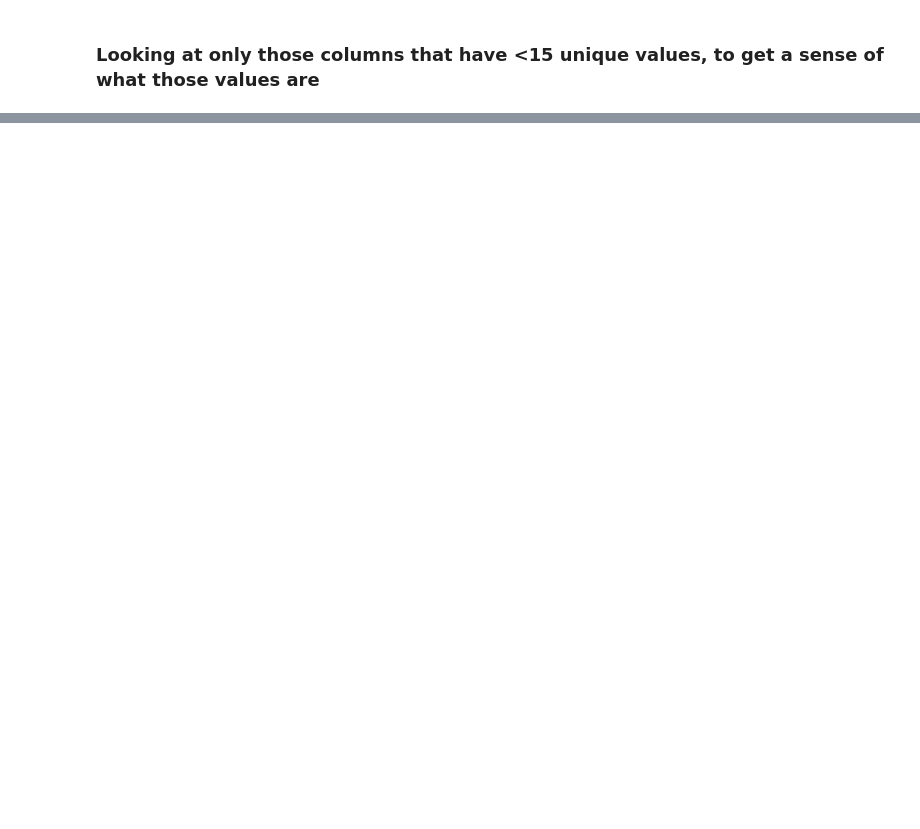
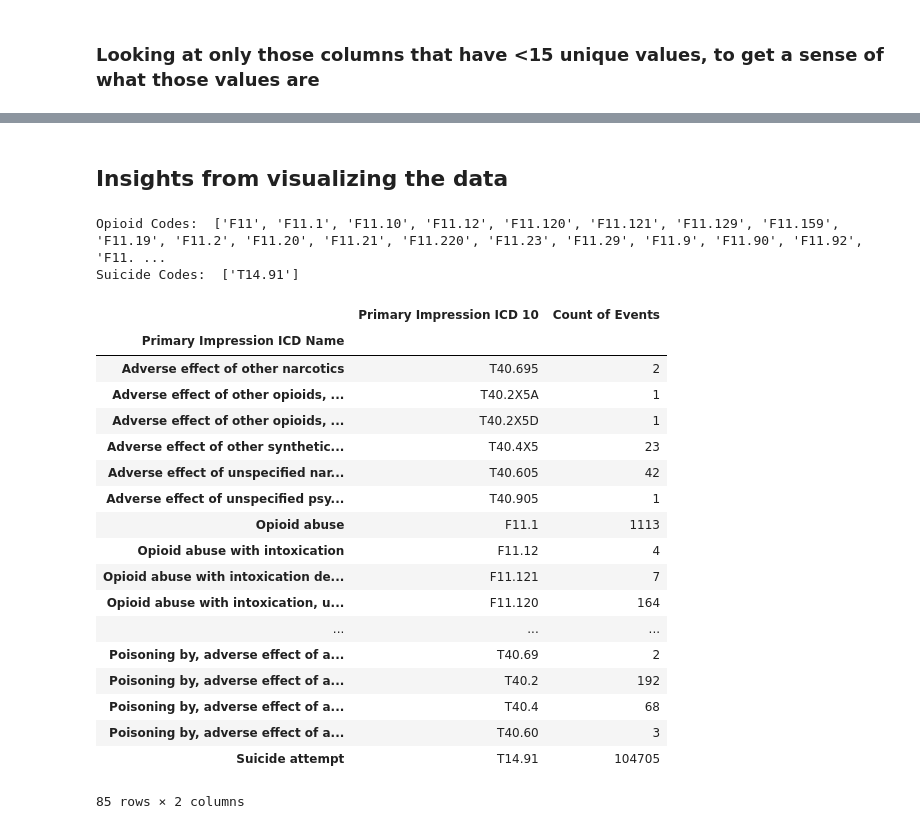
Before and after one commit to vaa2114/capstone-project-2019, a Jupyter notebook: Nemsis_V3_Exploration.ipynb, the cells around one changed output, grey strips where cells are left out. Saved outputs shown, nothing was run; the diff lists cells and outputs as text; code cells hidden in the pictures; blank space fills up the shorter version.

```diff
--- a/Nemsis_V3_Exploration.ipynb
+++ b/Nemsis_V3_Exploration.ipynb
@@ -101,3 +101,45 @@ uniq
 | Uninsured | 16%-20% | Not Recorded | 6%-10% | >=26% | 21%-25% | <=5% | 11%-15% | NaN | NaN | NaN | NaN | ... |
 | Disabled | 11%-20% | Not Recorded | <=10% | >=21% | NaN | NaN | NaN | NaN | NaN | NaN | NaN | ... |
 | Education | 76%-80% | Not Recorded | 71%-75% | 86%-90% | <=70% | 81%-85% | 91%-95% | 96%-100% | NaN | NaN | NaN | ... |
+# %% [markdown]
+## Insights from visualizing the data
+# %%
+ICD_10_string = "F11, F11.1, F11.10, F11.12, F11.120, F11.121, F11.129, F11.159, F11.19, F11.2, F11.20, F11.21, F11.220, F11.23, F11.29, F11.9, F11.90, F11.92, F11.920, F11.921, F11.93, F11.99, T40, T40.0, T40.0X1, T40.0X1A, T40.0X2A, T40.0X4, T40.0X4A, T40.1, T40.1X1, T40.1X1A, T40.1X2A, T40.1X4, T40.1X4A, T40.1X4S, T40.2, T40.2X1, T40.2X1A, T40.2X1D, T40.2X2A, T40.2X4, T40.2X4A, T40.2X4S, T40.2X5A, T40.2X5D, T40.3, T40.3X1A, T40.3X4, T40.3X4A, T40.4, T40.4X1A, T40.4X2A, T40.4X4, T40.4X4A, T40.4X5, T40.5, T40.5X1, T40.5X1A, T40.5X3A, T40.5X4, T40.5X4A, T40.5X4S, T40.60, T40.601, T40.601A, T40.602, T40.603A, T40.604, T40.604A, T40.605, T40.69, T40.691, T40.692, T40.694, T40.695, T40.7, T40.7X1, T40.7X1A, T40.7X4, T40.7X4A, T40.9, T40.904, T40.905"
+ICD_10_OPIODS = ICD_10_opiods.split(", ")
+
+ICD_10_SUICIDE = ['T14.91']
+
+print("Opioid Codes: ", ICD_10_OPIODS)
+print("Suicide Codes: ", ICD_10_SUICIDE)
+# %% [output]
+Opioid Codes:  ['F11', 'F11.1', 'F11.10', 'F11.12', 'F11.120', 'F11.121', 'F11.129', 'F11.159', 'F11.19', 'F11.2', 'F11.20', 'F11.21', 'F11.220', 'F11.23', 'F11.29', 'F11.9', 'F11.90', 'F11.92', 'F11. ...
+Suicide Codes:  ['T14.91']
+# %%
+sum_by_icd = v3_data.groupby(['Primary Impression ICD Name', 'Primary Impression ICD 10'])['Count of Events'].sum()
+opioids_events_df = sum_by_icd.reset_index(level='Primary Impression ICD 10', name='Count of Events')
+
+# print(len(sum_by_icd_df))
+
+# opioids_events_df = sum_by_icd_df[ sum_by_icd_df['Primary Impression ICD 10'].isin(ICD_10_OPIODS) ]
+
+opioids_events_df
+# %% [output]
+|  | Primary Impression ICD 10 | Count of Events |
+| Primary Impression ICD Name |  |  |
+| Adverse effect of other narcotics | T40.695 | 2 |
+| Adverse effect of other opioids, ... | T40.2X5A | 1 |
+| Adverse effect of other opioids, ... | T40.2X5D | 1 |
+| Adverse effect of other synthetic... | T40.4X5 | 23 |
+| Adverse effect of unspecified nar... | T40.605 | 42 |
+| Adverse effect of unspecified psy... | T40.905 | 1 |
+| Opioid abuse | F11.1 | 1113 |
+| Opioid abuse with intoxication | F11.12 | 4 |
+| Opioid abuse with intoxication de... | F11.121 | 7 |
+| Opioid abuse with intoxication, u... | F11.120 | 164 |
+| ... | ... | ... |
+| Poisoning by, adverse effect of a... | T40.69 | 2 |
+| Poisoning by, adverse effect of a... | T40.2 | 192 |
+| Poisoning by, adverse effect of a... | T40.4 | 68 |
+| Poisoning by, adverse effect of a... | T40.60 | 3 |
+| Suicide attempt | T14.91 | 104705 |
+85 rows × 2 columns
```
Also changed, not shown: parts of 5 cells of this notebook.
